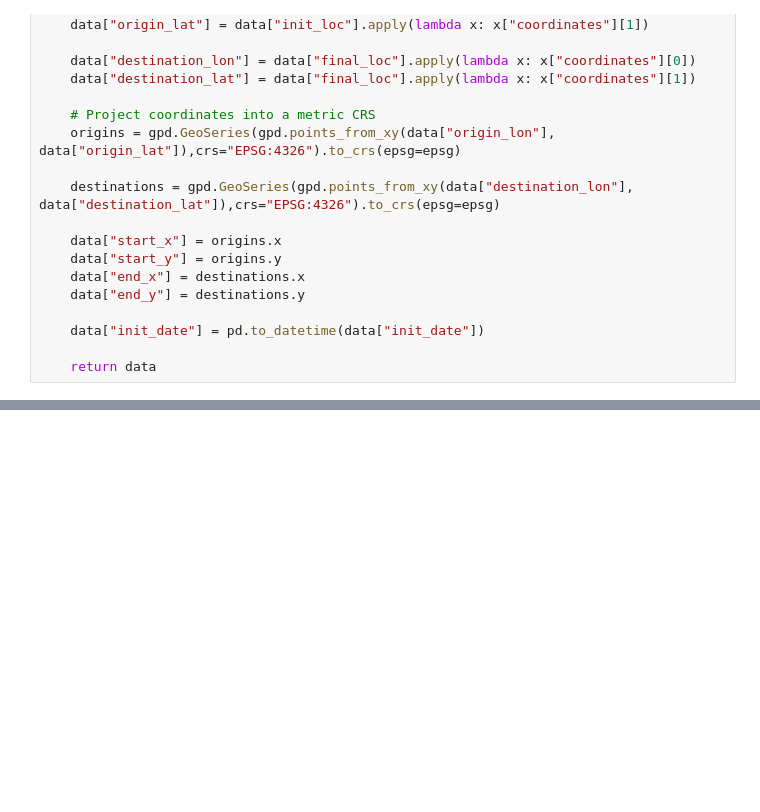
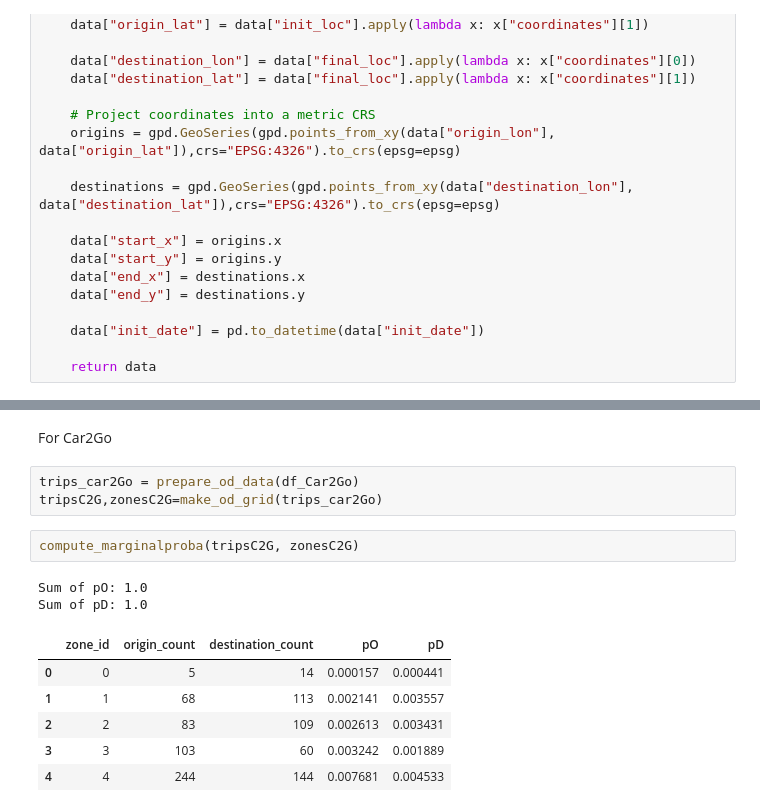
Before and after one commit to Bonbia/ICT4SM, a Jupyter notebook: TP2/Lab2Mathilde.ipynb, the cells around one changed output, grey strips where cells are left out. Cells and saved outputs as stored; diff of their text form; blank space fills up the shorter version.

```diff
--- a/TP2/Lab2Mathilde.ipynb
+++ b/TP2/Lab2Mathilde.ipynb
@@ -485,0 +602,16 @@ Bien vérifier normalisation et les différents types de matrices
+# %% [markdown]
+For Car2Go
+# %%
+trips_car2Go = prepare_od_data(df_Car2Go)
+tripsC2G,zonesC2G=make_od_grid(trips_car2Go)
+# %%
+compute_marginalproba(tripsC2G, zonesC2G)
+# %% [output]
+Sum of pO: 1.0
+Sum of pD: 1.0
+|  | zone_id | origin_count | destination_count | pO | pD |
+| 0 | 0 | 5 | 14 | 0.000157 | 0.000441 |
+| 1 | 1 | 68 | 113 | 0.002141 | 0.003557 |
+| 2 | 2 | 83 | 109 | 0.002613 | 0.003431 |
+| 3 | 3 | 103 | 60 | 0.003242 | 0.001889 |
+| 4 | 4 | 244 | 144 | 0.007681 | 0.004533 |
```
Also changed, not shown: parts of 22 cells of this notebook.
